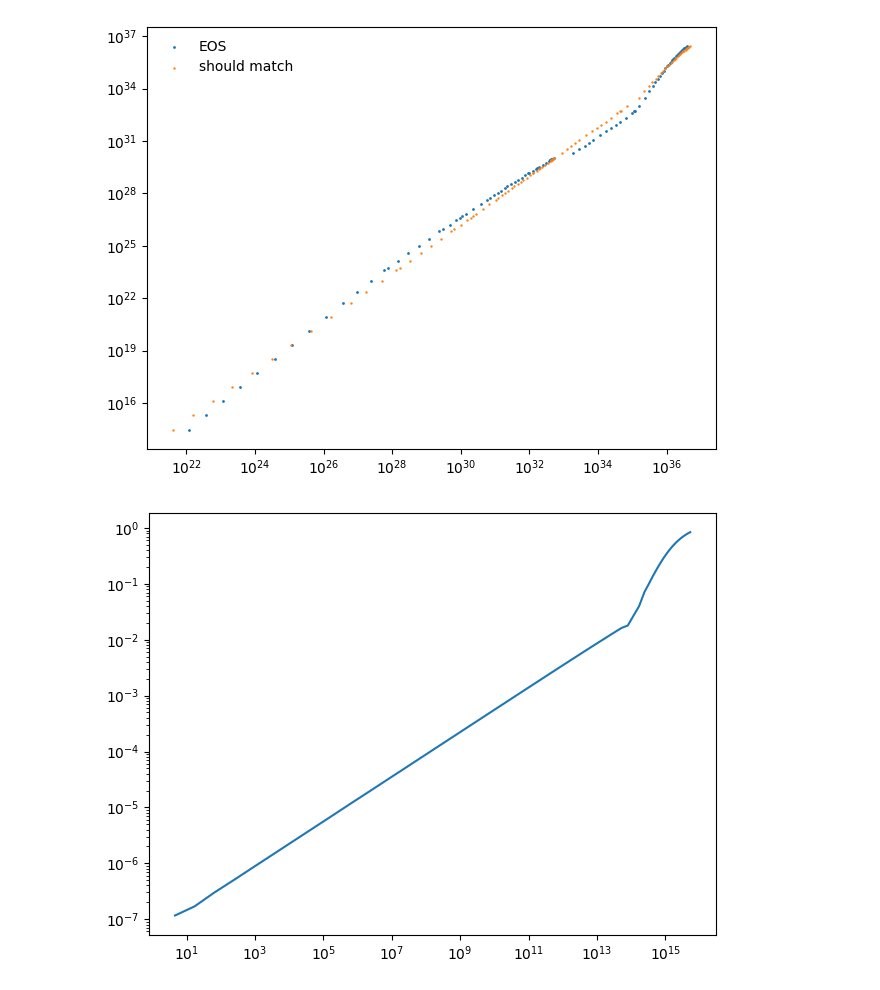
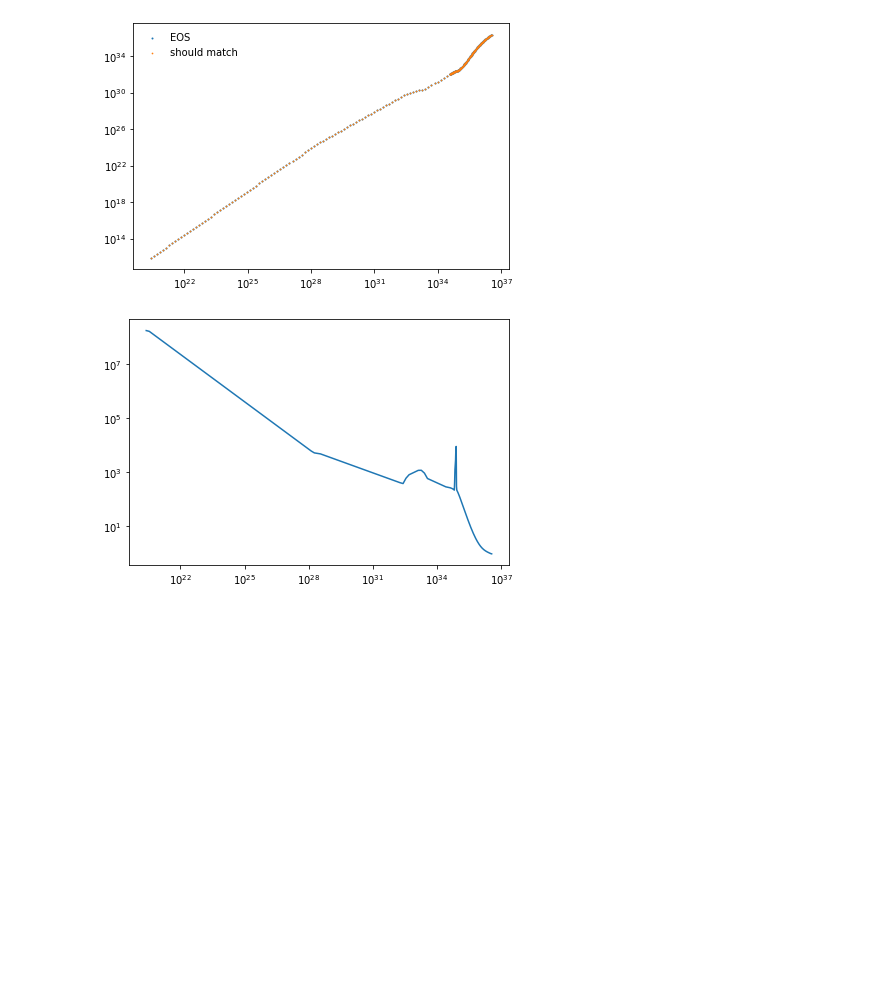
Before and after one commit to utkarsh7236/fmodes, a Jupyter notebook: cowling_approximation4.ipynb, the cells around one changed output. Saved outputs shown, nothing was run; the diff lists cells and outputs as text; code cells hidden in the pictures; blank space fills up the shorter version.

```diff
--- a/cowling_approximation4.ipynb
+++ b/cowling_approximation4.ipynb
@@ -50,8 +50,8 @@ msun = 1.98847e33
 # path = "eos_data/nl3cr_short.csv" # Trimmed ~50 lines
 # path = "eos_data/sly230a_short.csv" # No difference from sly230a
 # path = "eos_data/sly_short.csv" # Trimmed ~30 lines
-# path = "eos_data/sly230a.csv"
-path = "eos_data/sly.csv"
+path = "eos_data/sly230a.csv"
+# path = "eos_data/sly.csv"
 # path = "eos_data/nl3cr.csv"
 
 # DIMENSIONS CHECKED
@@ -69,13 +69,13 @@ def df_to_ep(df):
 
 ### EOS DATA ###
 def get_ep(e, p):
-    f_e_smooth = interp1d(p, e, fill_value=(0, 0),
-                          kind = "cubic", bounds_error=True)
+    f_e_smooth = interp1d(p, e, fill_value=(0, 0), kind = "cubic", bounds_error=True)
+#     f_e_smooth = interp1d(p, e, fill_value= "extrapolate", kind = "cubic")
     return f_e_smooth
 
 def get_pe(p, e):
-    f_e_smooth = interp1d(e, p, fill_value=(0, 0),
-                          kind = "cubic", bounds_error=True)
+    f_e_smooth = interp1d(e, p, fill_value=(0, 0), kind = "cubic", bounds_error=True)
+#     f_e_smooth = interp1d(e, p, fill_value="extrapolate", kind = "cubic")
     return f_e_smooth
 # %%
 # Working in manual cgs units here.
@@ -141,17 +151,17 @@ df = pd.read_csv(path)
 e_old, p_old = df_to_ep(df)
 
 ### Polytrop ###
-p = p_old
-e = e_func(p)
+# p_arr = np.logspace(1, np.log10(max(p_old)), int(1e3))
+# p = p_arr # p_old
+# e = e_func(p)
 
 ### EOS DATA ###
-# p = p_old
-# e = e_old
+p = p_old
+e = e_old
 
 # p_thresh = min(1e23, np.percentile(p, 20))
-p_thresh = min(0, np.percentile(p, 20))
 p_max = max(p)
-p_min = max(min(p), p_thresh) # 10 orders of magnitude is "surface"
+p_min = 10*(c**2) # 10 orders of magnitude is "surface"
 EOS = get_ep(e, p)
 EOS_inv = get_pe(p, e)
 plt.scatter(e_old, p_old, s = 1, label = "EOS")
@@ -160,36 +170,49 @@ plt.yscale("log")
 
 ### EOS DATA ###
 def dPde_helper(p, e):
     _p = get_pe(p, e)
     e_min = np.log10(min(e))
     e_max = np.log10(max(e))
     e_arr = np.logspace(e_min+1e-8, e_max, int(1e4), endpoint = False)
     ret = np.gradient(_p(e_arr), e_arr, edge_order=1)
-    return ret, e_arr
+#     return ret, e_arr
+    return np.gradient(p, e), e
+
+def dedP_helper(p, e):
+    return np.gradient(e, p), e
+
+def dedP(p, e):
+    dedp_helper, e_arr = dedP_helper(p, e)
+    return interp1d(e_arr, dedp_helper, fill_value="extrapolate", kind = "cubic")
+
+dedp = dedP(p, e)
+
+def drhodP(e, dedp = dedp):
+    return (c**-2) * dedp(e)
 
 # def dPde_helper(p, e):
 #     ret = np.gradient(p, e)
 #     return ret, e
 
 def dPde(p, e):
     dpde_helper, e_arr = dPde_helper(p, e)
 #     return interp1d(e_arr, dpde_helper, fill_value=(0, 0), bounds_error=True, kind = "cubic")
-    return interp1d(e_arr, dpde_helper, fill_value="extrapolate", kind = "linear")
+    return interp1d(e_arr, dpde_helper, fill_value="extrapolate", kind = "cubic")
 
 dpde = dPde(p, e)
 
 def dPdrho(e, dpde = dpde):
     return c**2 * dpde(e)
 
 plt.scatter(e, EOS_inv(e), s = 0.5, label = "should match")
 plt.legend()
 
 plt.figure()
-plt.plot(e/(c**2), dpde(e))
+plt.plot(e, dedp(e))
 plt.xscale("log")
 plt.yscale("log")
 plt.show()
 # %% [output]
-[figure, old version]
+[figure, new version]
-[figure, old version]
+[figure, new version]
 # %%
```
Also changed, not shown: parts of 10 cells of this notebook, 4 other files.
